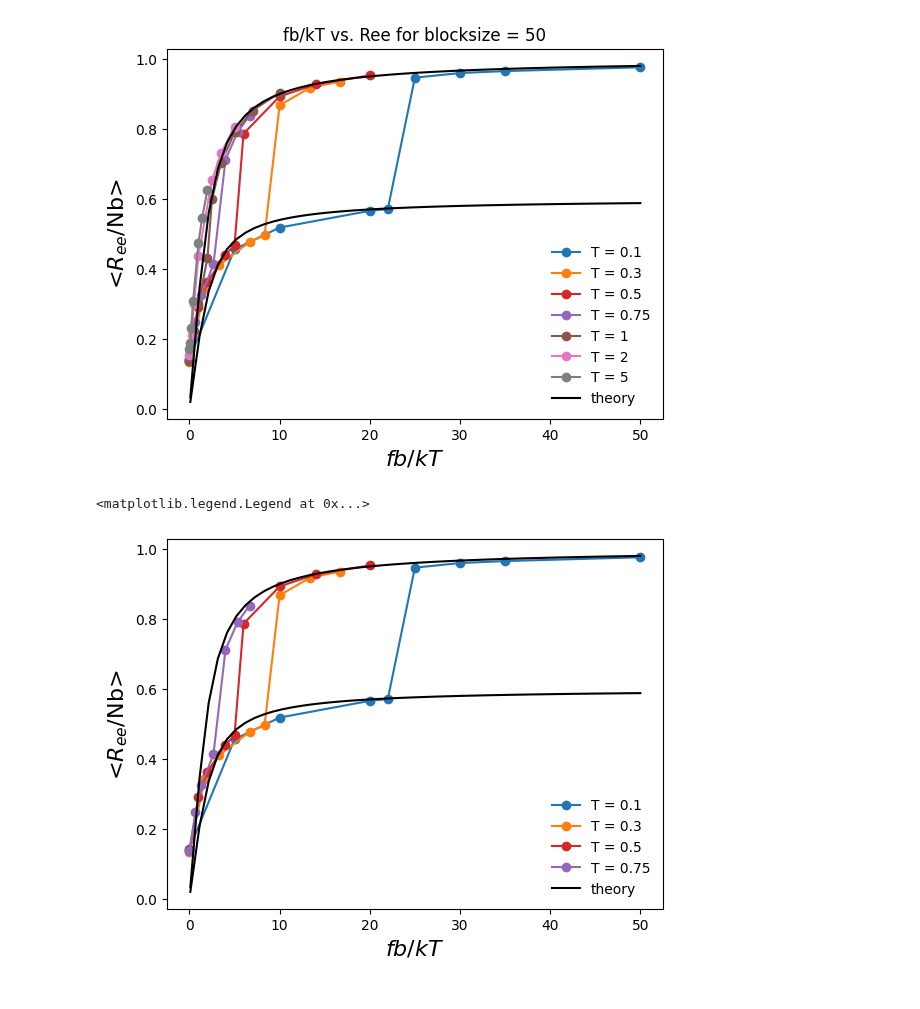
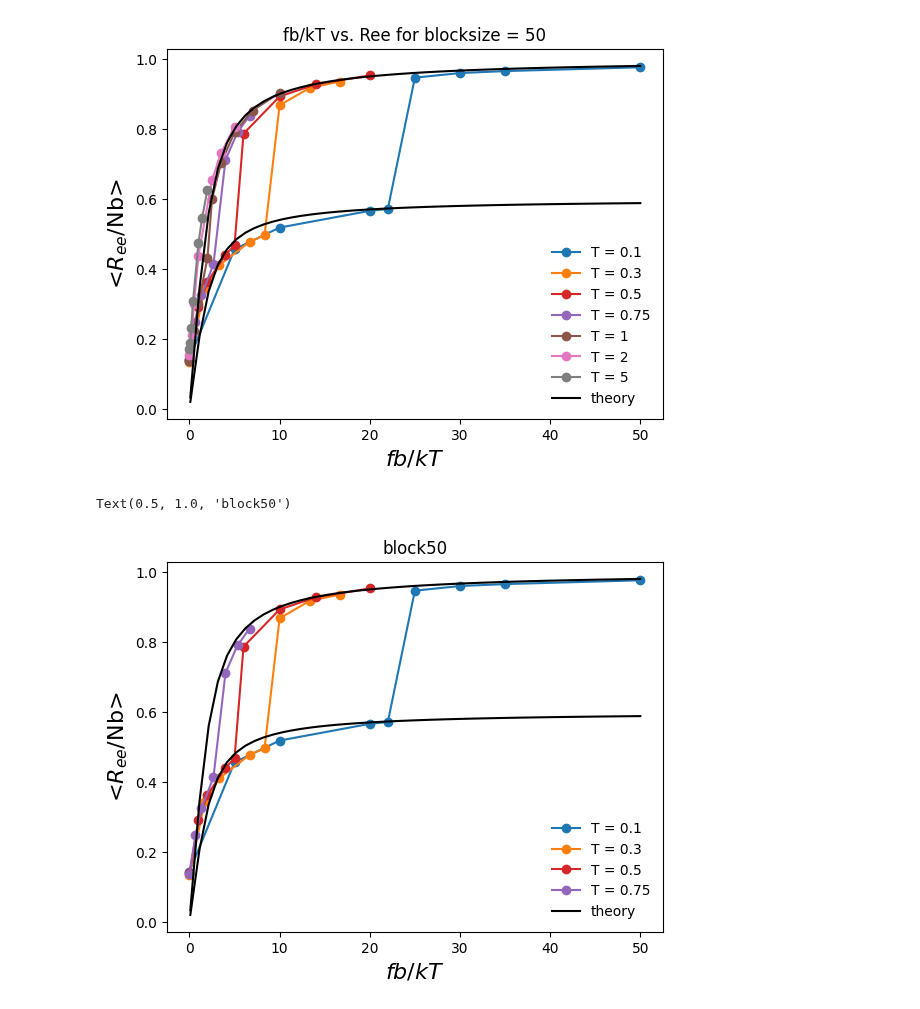
Before and after one commit to VagrantHyp/Code, a Jupyter notebook: Block50.ipynb, the cells around one changed output. Cells and saved outputs as stored; diff of their text form; code cells hidden in the pictures.

```diff
--- a/Block50.ipynb
+++ b/Block50.ipynb
@@ -258,23 +258,24 @@ plt.savefig('../Data/Block50/Figures/Fbkt vs Ree')
 # %%
 #Below Critical Temperature
 
 for cgt in lsCGTBl50[0:4]:
     force = np.array(cgt.f)
     Ree = np.array(cgt.aveRee)
     plt.plot(force / cgt.t, Ree / 100, 'o-', color = cgt.color, label = 'T = ' + str(cgt.t))
 
 x = np.linspace(0.1, 50)
 y = 1 / np.tanh(x) - 1 / x
 y2 = y * 3/5
 plt.plot(x,y, color = 'k', label = 'theory')
 plt.plot(x,y2, color = 'k')
 
 plt.xlabel('$fb/kT$', fontsize=16)
 plt.ylabel('<$R_{ee}$/Nb>', fontsize=16)
 plt.legend(frameon=False)
+plt.title('block50')
 # %% [output]
-<matplotlib.legend.Legend at 0x...>
+Text(0.5, 1.0, 'block50')
-[figure, old version]
+[figure, new version]
 # %%
 #Graph T vs fbkT where 1st order transition occurs
 # T = [0.1, 0.5, 1]
```
Also changed, not shown: 2 other files.
